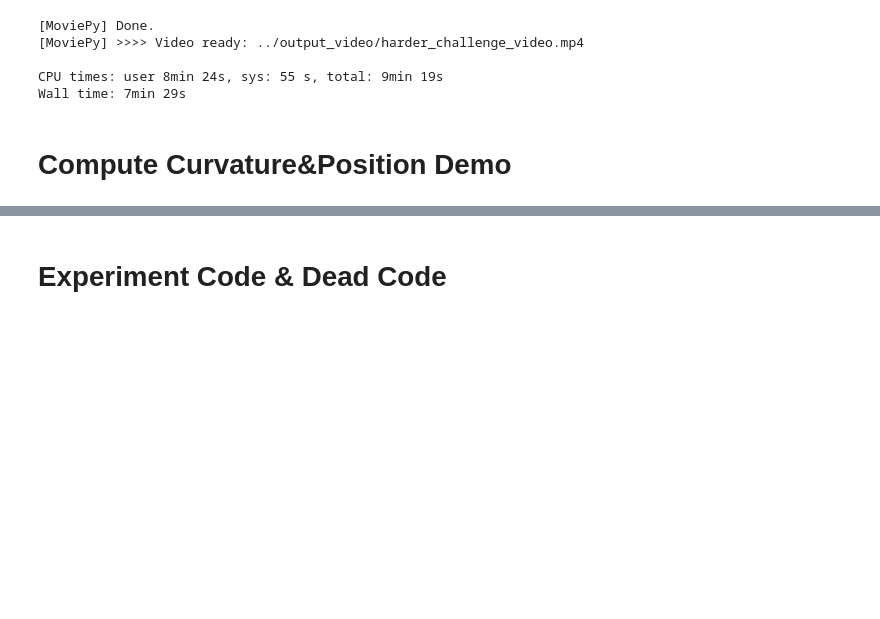
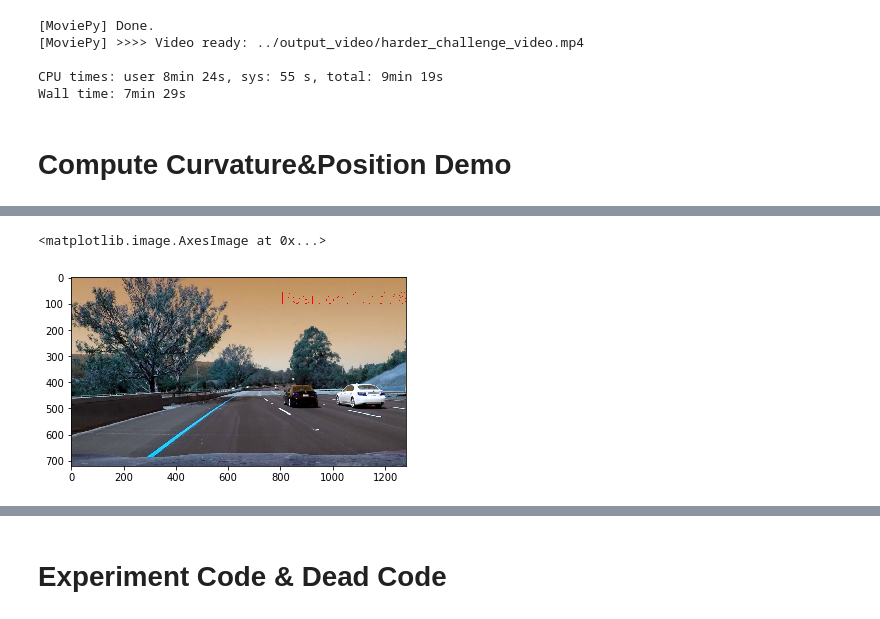
Before and after one commit to 0rig1n/CarND-Advanced-Lane-Lines, a Jupyter notebook: examples/example.ipynb, the cells around one changed output, grey strips where cells are left out. Cells and saved outputs as stored; diff of their text form; code cells hidden in the pictures; blank space fills up the shorter version.

```diff
--- a/examples/example.ipynb
+++ b/examples/example.ipynb
@@ -19,7 +19,7 @@ import matplotlib.pyplot as plt
 from moviepy.editor import VideoFileClip
 from IPython.display import HTML
 %matplotlib inline
-test=cv2.imread("../test_images/straight_lines1.jpg")
+test=cv2.imread("../test_images/test6.jpg")
 # %% [markdown]
 ## Step1: Compute the camera calibration matrix & distortion coefficients given a set of chessboard images.
 # %%
@@ -452,0 +523,10 @@ plt.imshow(pesp)
+# %%
+test=cv2.imread("../test_images/test6.jpg")
+img=test
+#font = cv2.initFont(cv.CV_FONT_HERSHEY_SIMPLEX, 1, 1, 0, 3, 8) #Creates a font
+st2="Position:%2f"%pos
+cv2.putText(img,st2.format(left_curverad), (800,100),cv2.FONT_HERSHEY_SIMPLEX,2.,(255,0,0))
+plt.imshow(img)
+# %% [output]
+<matplotlib.image.AxesImage at 0x...>
+[figure, added]
```
Also changed, not shown: parts of 7 cells of this notebook, 10 other files.
